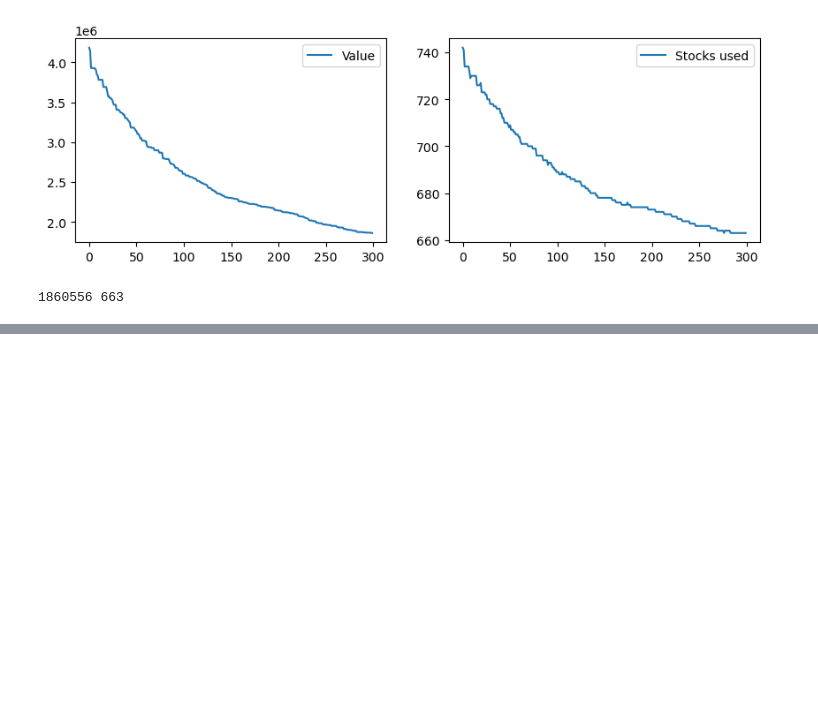
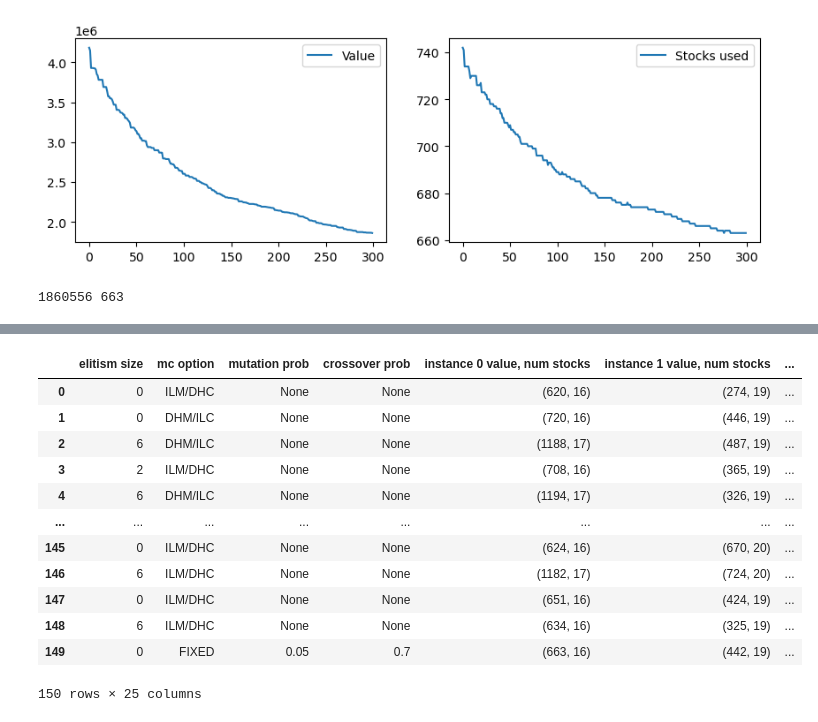
Before and after one commit to MilenkovicMaja/csp_optimization, a Jupyter notebook: csp.ipynb, the cells around one changed output, grey strips where cells are left out. Saved outputs shown, nothing was run; the diff lists cells and outputs as text; code cells hidden in the pictures; blank space fills up the shorter version.

```diff
--- a/csp.ipynb
+++ b/csp.ipynb
@@ -995,0 +1006,16 @@ Value: 556793, num stocks: 302
+# %%
+results_df
+# %% [output]
+|  | elitism size | mc option | mutation prob | crossover prob | instance 0 value, num stocks | instance 1 value, num stocks | ... |
+| 0 | 0 | ILM/DHC | None | None | (620, 16) | (274, 19) | ... |
+| 1 | 0 | DHM/ILC | None | None | (720, 16) | (446, 19) | ... |
+| 2 | 6 | DHM/ILC | None | None | (1188, 17) | (487, 19) | ... |
+| 3 | 2 | ILM/DHC | None | None | (708, 16) | (365, 19) | ... |
+| 4 | 6 | DHM/ILC | None | None | (1194, 17) | (326, 19) | ... |
+| ... | ... | ... | ... | ... | ... | ... | ... |
+| 145 | 0 | ILM/DHC | None | None | (624, 16) | (670, 20) | ... |
+| 146 | 6 | ILM/DHC | None | None | (1182, 17) | (724, 20) | ... |
+| 147 | 0 | ILM/DHC | None | None | (651, 16) | (424, 19) | ... |
+| 148 | 6 | ILM/DHC | None | None | (634, 16) | (325, 19) | ... |
+| 149 | 0 | FIXED | 0.05 | 0.7 | (663, 16) | (442, 19) | ... |
+150 rows × 25 columns
```
Also changed, not shown: parts of 8 cells of this notebook, 3 other files.
